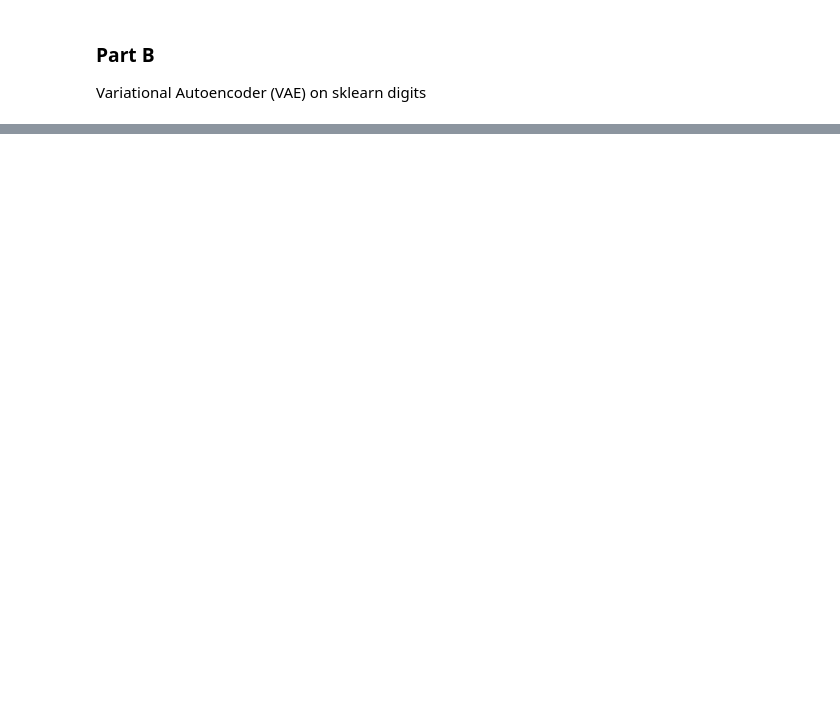
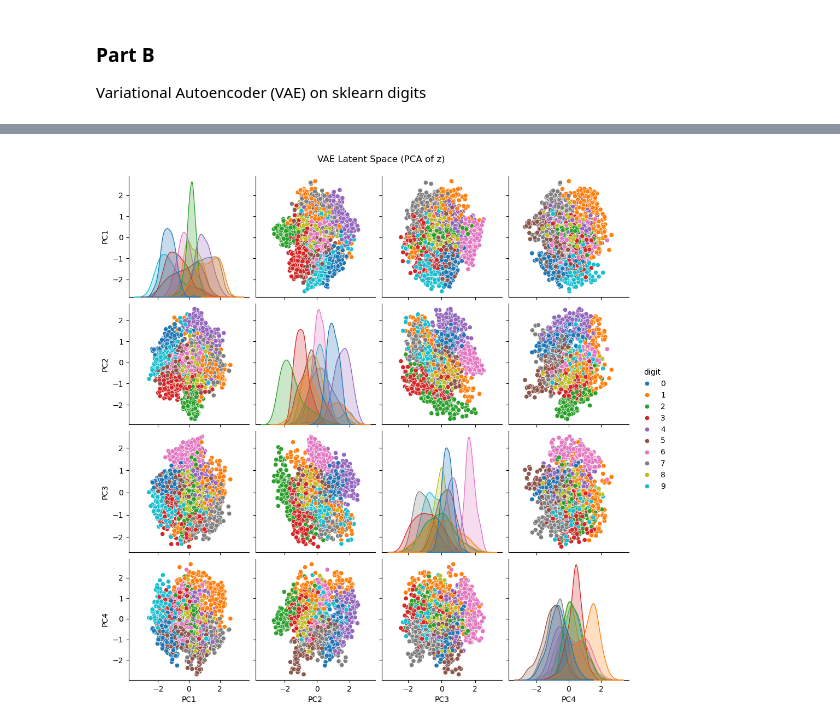
Before and after one commit to dimitris-markopoulos/mnist-image-classification, a Jupyter notebook: sklearn-digits/02_VAE.ipynb, the cells around one changed output, grey strips where cells are left out. Saved outputs shown, nothing was run; the diff lists cells and outputs as text; code cells hidden in the pictures; blank space fills up the shorter version.

```diff
--- a/sklearn-digits/02_VAE.ipynb
+++ b/sklearn-digits/02_VAE.ipynb
@@ -129,0 +312,12 @@ Epoch 49: Loss = 8389.36
+# %%
+pca_latent = PCA(n_components=4)
+Z_pca = pca_latent.fit_transform(z_all)
+
+latent_df = pd.DataFrame(Z_pca[:, :4], columns=[f"PC{i+1}" for i in range(4)])
+latent_df["digit"] = y
+
+sns.pairplot(latent_df, hue="digit", palette="tab10")
+plt.suptitle("VAE Latent Space (PCA of z)", y=1.02)
+plt.show()
+# %% [output]
+[figure, added]
```
Also changed, not shown: parts of 13 cells of this notebook, 1 other file.
